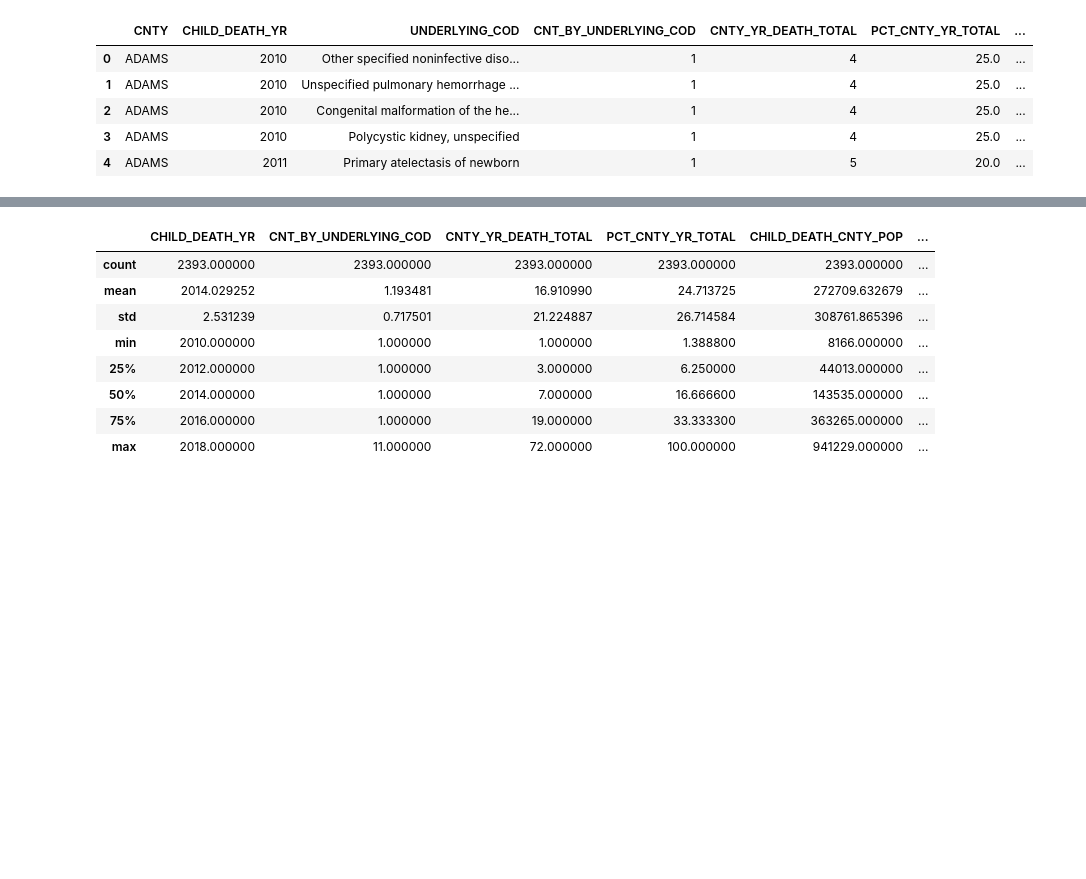
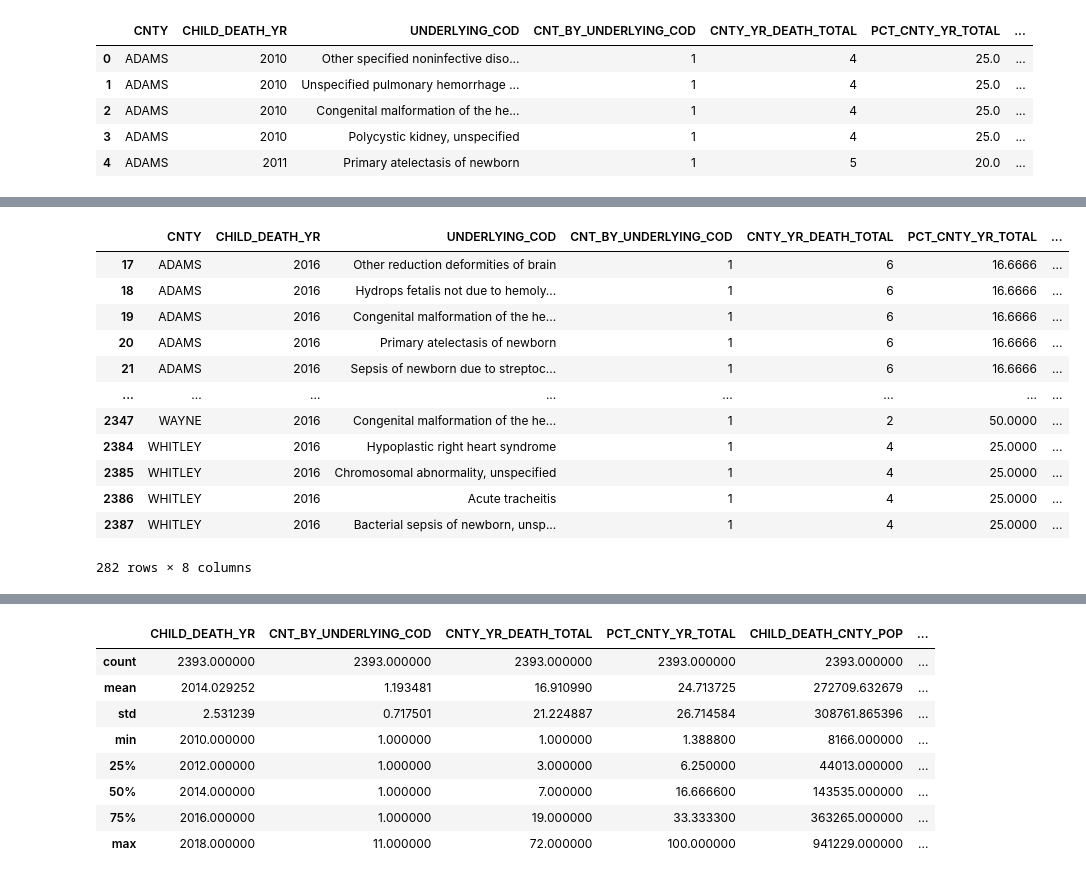
Before and after one commit to NotkerNotker/Indiana-OBGYN-Analysis, a Jupyter notebook: OB_Starter_Code-V1.ipynb, the cells around one changed output, grey strips where cells are left out. Drawn from its saved outputs; the diff is of its cells as text; code cells hidden in the pictures; blank space fills up the shorter version.

```diff
--- a/OB_Starter_Code-V1.ipynb
+++ b/OB_Starter_Code-V1.ipynb
@@ -44,0 +77,17 @@ underlying_cause_df.head()
+# %%
+underlying_2016 = underlying_cause_df[underlying_cause_df["CHILD_DEATH_YR"].isin([2016])]
+underlying_2016
+# %% [output]
+|  | CNTY | CHILD_DEATH_YR | UNDERLYING_COD | CNT_BY_UNDERLYING_COD | CNTY_YR_DEATH_TOTAL | PCT_CNTY_YR_TOTAL | ... |
+| 17 | ADAMS | 2016 | Other reduction deformities of brain | 1 | 6 | 16.6666 | ... |
+| 18 | ADAMS | 2016 | Hydrops fetalis not due to hemoly... | 1 | 6 | 16.6666 | ... |
+| 19 | ADAMS | 2016 | Congenital malformation of the he... | 1 | 6 | 16.6666 | ... |
+| 20 | ADAMS | 2016 | Primary atelectasis of newborn | 1 | 6 | 16.6666 | ... |
+| 21 | ADAMS | 2016 | Sepsis of newborn due to streptoc... | 1 | 6 | 16.6666 | ... |
+| ... | ... | ... | ... | ... | ... | ... | ... |
+| 2347 | WAYNE | 2016 | Congenital malformation of the he... | 1 | 2 | 50.0000 | ... |
+| 2384 | WHITLEY | 2016 | Hypoplastic right heart syndrome | 1 | 4 | 25.0000 | ... |
+| 2385 | WHITLEY | 2016 | Chromosomal abnormality, unspecified | 1 | 4 | 25.0000 | ... |
+| 2386 | WHITLEY | 2016 | Acute tracheitis | 1 | 4 | 25.0000 | ... |
+| 2387 | WHITLEY | 2016 | Bacterial sepsis of newborn, unsp... | 1 | 4 | 25.0000 | ... |
+282 rows × 8 columns
```
Also changed, not shown: parts of 6 cells of this notebook.
